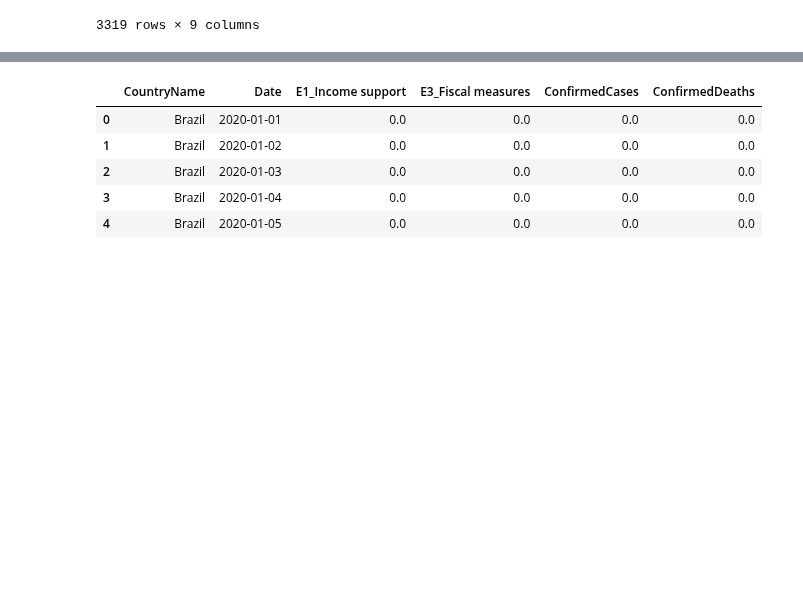
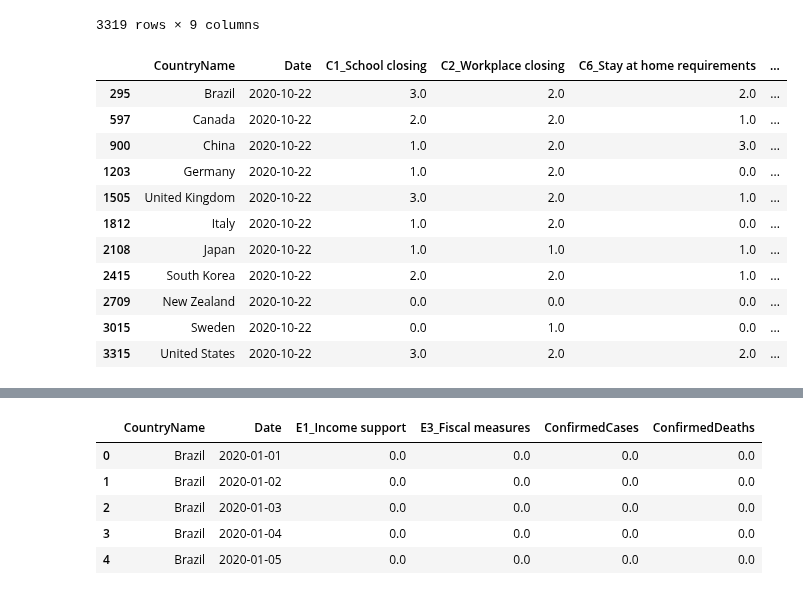
Before and after one commit to rejane-b/Project_1, a Jupyter notebook: Economics.ipynb, the cells around one changed output, grey strips where cells are left out. Saved outputs shown, nothing was run; the diff lists cells and outputs as text; code cells hidden in the pictures; blank space fills up the shorter version.

```diff
--- a/Economics.ipynb
+++ b/Economics.ipynb
@@ -42,0 +35,17 @@ data.set_index('CountryName')
+# %%
+#last day everyone reported.  All 11 countries.
+last_report = data.loc[data['Date']=='2020-10-22']
+last_report
+# %% [output]
+|  | CountryName | Date | C1_School closing | C2_Workplace closing | C6_Stay at home requirements | ... |
+| 295 | Brazil | 2020-10-22 | 3.0 | 2.0 | 2.0 | ... |
+| 597 | Canada | 2020-10-22 | 2.0 | 2.0 | 1.0 | ... |
+| 900 | China | 2020-10-22 | 1.0 | 2.0 | 3.0 | ... |
+| 1203 | Germany | 2020-10-22 | 1.0 | 2.0 | 0.0 | ... |
+| 1505 | United Kingdom | 2020-10-22 | 3.0 | 2.0 | 1.0 | ... |
+| 1812 | Italy | 2020-10-22 | 1.0 | 2.0 | 0.0 | ... |
+| 2108 | Japan | 2020-10-22 | 1.0 | 1.0 | 1.0 | ... |
+| 2415 | South Korea | 2020-10-22 | 2.0 | 2.0 | 1.0 | ... |
+| 2709 | New Zealand | 2020-10-22 | 0.0 | 0.0 | 0.0 | ... |
+| 3015 | Sweden | 2020-10-22 | 0.0 | 1.0 | 0.0 | ... |
+| 3315 | United States | 2020-10-22 | 3.0 | 2.0 | 2.0 | ... |
```
Also changed, not shown: parts of 23 cells of this notebook.
